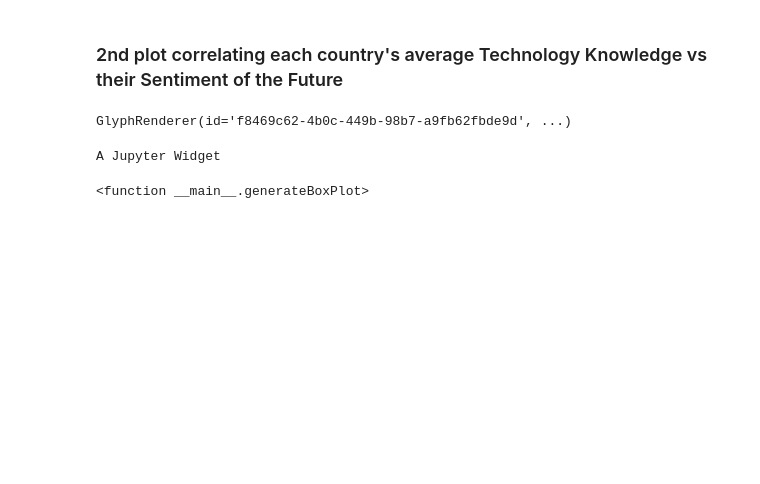
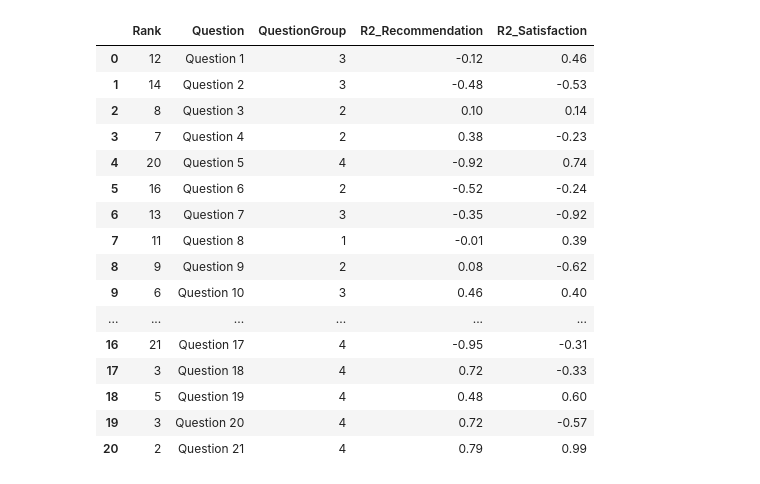
Before and after one commit to INFO-4602-5602/spring-2018-final-projects-bretbryan-wt, a Jupyter notebook: Jupyter Notebook/mozilla bokeh/JChin_NonProfit_Graphs.ipynb, the cells around one changed output. Drawn from its saved outputs; the diff is of its cells as text; code cells hidden in the pictures; blank space fills up the shorter version.

```diff
--- a/Jupyter Notebook/mozilla bokeh/JChin_NonProfit_Graphs.ipynb
+++ b/Jupyter Notebook/mozilla bokeh/JChin_NonProfit_Graphs.ipynb
@@ -33,3 +29,23 @@ Loading BokehJS ...
+# %%
+aggregate_data
+# %% [output]
+|  | Rank | Question | QuestionGroup | R2_Recommendation | R2_Satisfaction |
+| 0 | 12 | Question 1 | 3 | -0.12 | 0.46 |
+| 1 | 14 | Question 2 | 3 | -0.48 | -0.53 |
+| 2 | 8 | Question 3 | 2 | 0.10 | 0.14 |
+| 3 | 7 | Question 4 | 2 | 0.38 | -0.23 |
+| 4 | 20 | Question 5 | 4 | -0.92 | 0.74 |
+| 5 | 16 | Question 6 | 2 | -0.52 | -0.24 |
+| 6 | 13 | Question 7 | 3 | -0.35 | -0.92 |
+| 7 | 11 | Question 8 | 1 | -0.01 | 0.39 |
+| 8 | 9 | Question 9 | 2 | 0.08 | -0.62 |
+| 9 | 6 | Question 10 | 3 | 0.46 | 0.40 |
+| ... | ... | ... | ... | ... | ... |
+| 16 | 21 | Question 17 | 4 | -0.95 | -0.31 |
+| 17 | 3 | Question 18 | 4 | 0.72 | -0.33 |
+| 18 | 5 | Question 19 | 4 | 0.48 | 0.60 |
+| 19 | 3 | Question 20 | 4 | 0.72 | -0.57 |
+| 20 | 2 | Question 21 | 4 | 0.79 | 0.99 |
 # %%
 ### 1st plot correlating each country's average # of owned devices vs their Sentiment of the Future
 # %%
@@ -81,18 +100 @@ ro=plot1.circle(
 )
-# %% [markdown]
-### 2nd plot correlating each country's average Technology Knowledge vs their Sentiment of the Future
-# %%
-plot2 = figure(
-    title=str("Average Tech Knowledge vs Sentiment of Future by Country"),
-    x_axis_label='Average Sentiment of Future Techologies ((Negative) -2 to 2 (Positive))', y_axis_label='Average Technology Knowledge Proficiency',
-    tools=[hover,"tap"]
-)
-
-plot2.circle(
-        x='Country Average Tech Sentiment', y='Country Average Tech Proficiency',
-        #size= {'field': 'I consider myself:','transform':size_mapper},
-        color= {'field': 'Country', 'transform':color_mapper},
-        source=source
-)
-# %% [output]
-GlyphRenderer(id='f8469c62-4b0c-449b-98b7-a9fb62fbde9d', ...)
@@ -223,6 +100,0 @@ def generateBoxPlot(country):
-# %%
-interact(generateBoxPlot, title="Option:", country=countryList)
-#html = file_html(plots, CDN, "my plot")
-# %% [output]
-A Jupyter Widget
-<function __main__.generateBoxPlot>
```
Also changed, not shown: parts of 21 cells of this notebook, 11 other files.
